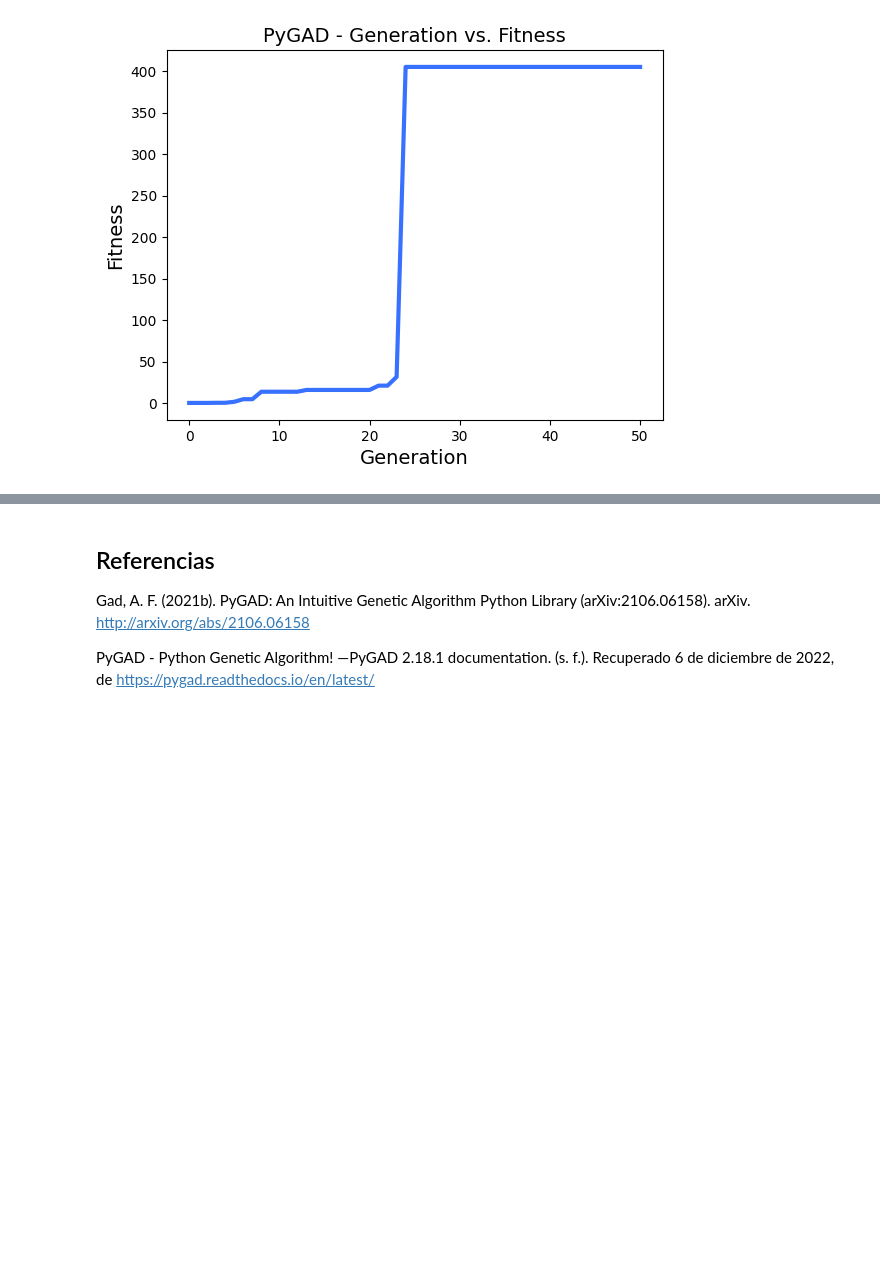
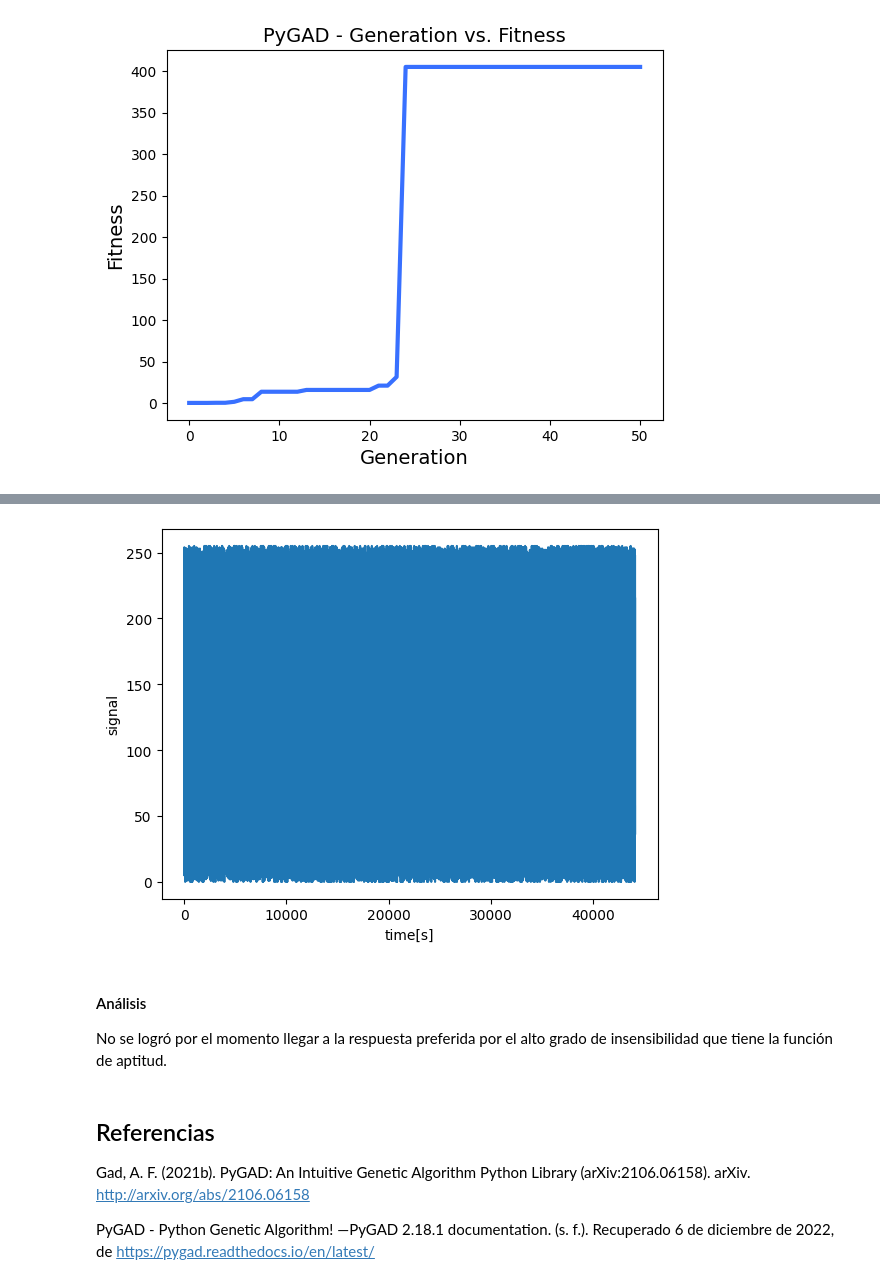
Before and after one commit to esteban11519/InteligenciaArtificialYMiniRobots, a Jupyter notebook: Parte2/IA_3_AlgoritmosGeneticos/IA_3_AlgoritmosGeneticos.ipynb, the cells around one changed output, grey strips where cells are left out. Drawn from its saved outputs; the diff is of its cells as text; code cells hidden in the pictures; blank space fills up the shorter version.

```diff
--- a/Parte2/IA_3_AlgoritmosGeneticos/IA_3_AlgoritmosGeneticos.ipynb
+++ b/Parte2/IA_3_AlgoritmosGeneticos/IA_3_AlgoritmosGeneticos.ipynb
@@ -314,3 +542,21 @@ ga_instance.plot_fitness()
+# %%
+fileOutput='resultado.wav'
+resultadoDecodifocado=decodificar(resultado,bitsGenes)
+resultadoDecodifocado=np.asarray(resultadoDecodifocado,dtype = np.uint8)
+wf.write(fileOutput, fs, resultadoDecodifocado)  # Save as WAV file
+playsound(fileOutput)
+# %%
+fig,ax=plt.subplots()
+ax.plot(resultadoDecodifocado)
+ax.set_ylabel('signal')
+ax.set_xlabel('time[s]')
+plt.show()
+# %% [output]
+[figure, added]
+# %% [markdown]
+#### Análisis
+
+No se logró por el momento llegar a la respuesta preferida por el alto grado de insensibilidad que tiene la función de aptitud.
 # %% [markdown]
 ## Referencias
 
```
Also changed, not shown: parts of 12 cells of this notebook, 3 other files.
